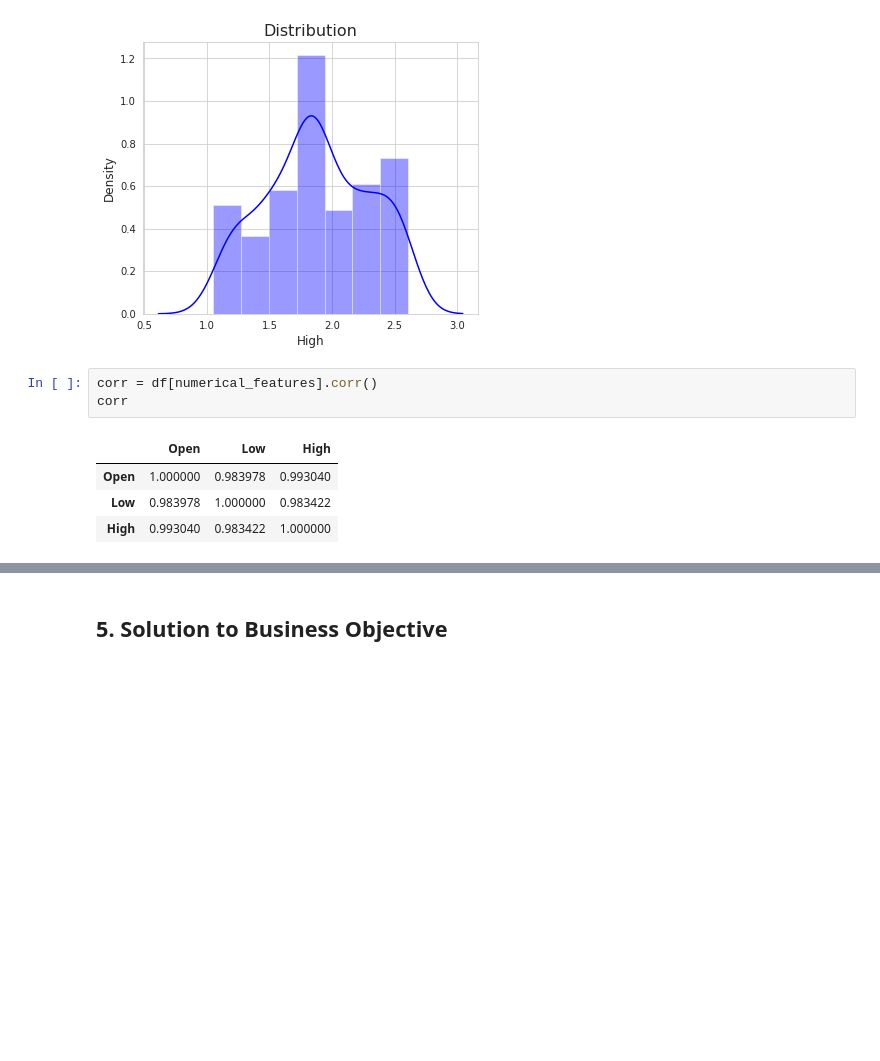
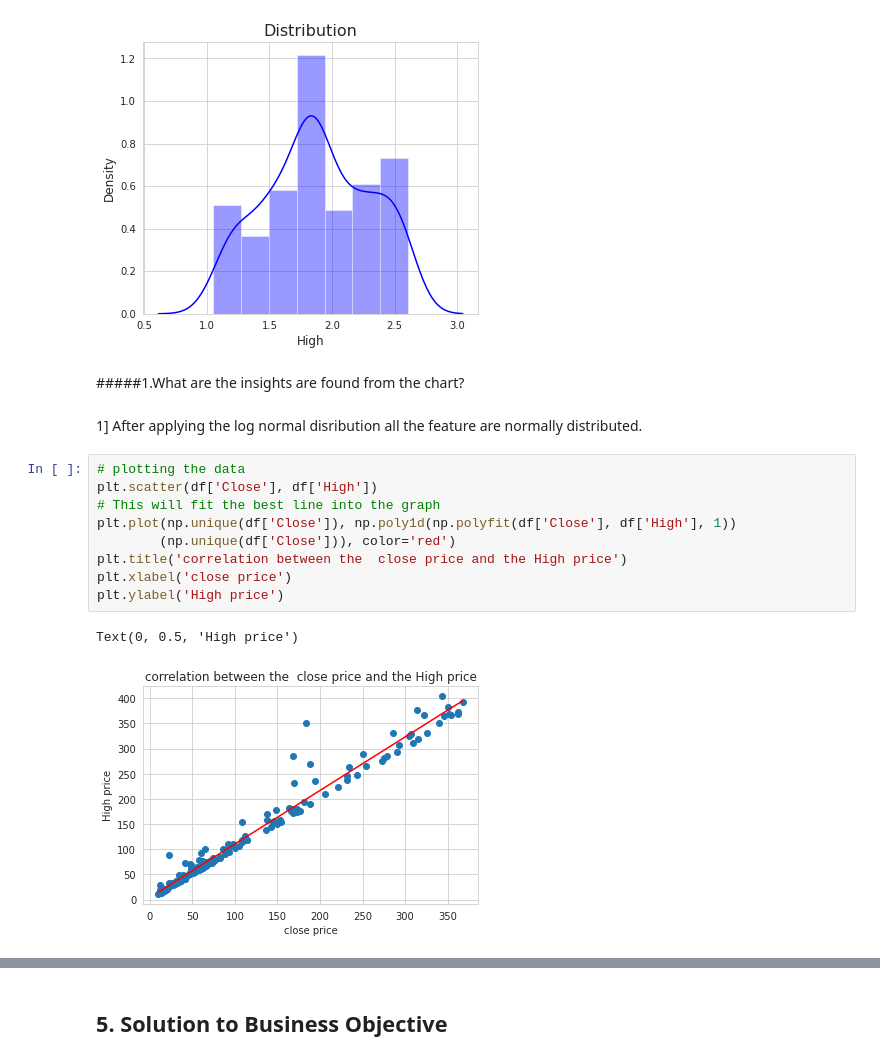
Before and after one commit to avigangarde/Capstone-II--Yes-bank-stock-close-price-prediction-Supervised-ML-Regression-, a Jupyter notebook: Capstone_II_Yes_bank_stock_close_price_prediction(Supervised_ML_Regression).ipynb, the cells around one changed output, grey strips where cells are left out. Cells and saved outputs as stored; diff of their text form; blank space fills up the shorter version.

```diff
--- a/Capstone_II_Yes_bank_stock_close_price_prediction(Supervised_ML_Regression).ipynb
+++ b/Capstone_II_Yes_bank_stock_close_price_prediction(Supervised_ML_Regression).ipynb
@@ -561,11 +571,19 @@ plt.show
 [figure]
 [figure]
 [figure]
-# %%
-corr = df[numerical_features].corr()
-corr
-# %% [output]
-|  | Open | Low | High |
-| Open | 1.000000 | 0.983978 | 0.993040 |
-| Low | 0.983978 | 1.000000 | 0.983422 |
-| High | 0.993040 | 0.983422 | 1.000000 |
+# %% [markdown]
+#####1.What are the insights are found from the chart?
+# %% [markdown]
+1] After applying the log normal disribution all the feature are normally distributed.
+# %%
+# plotting the data
+plt.scatter(df['Close'], df['High'])
+# This will fit the best line into the graph
+plt.plot(np.unique(df['Close']), np.poly1d(np.polyfit(df['Close'], df['High'], 1))
+		(np.unique(df['Close'])), color='red')
+plt.title('correlation between the  close price and the High price')
+plt.xlabel('close price')
+plt.ylabel('High price')
+# %% [output]
+Text(0, 0.5, 'High price')
+[figure, added]
```
Also changed, not shown: parts of 35 cells of this notebook.
